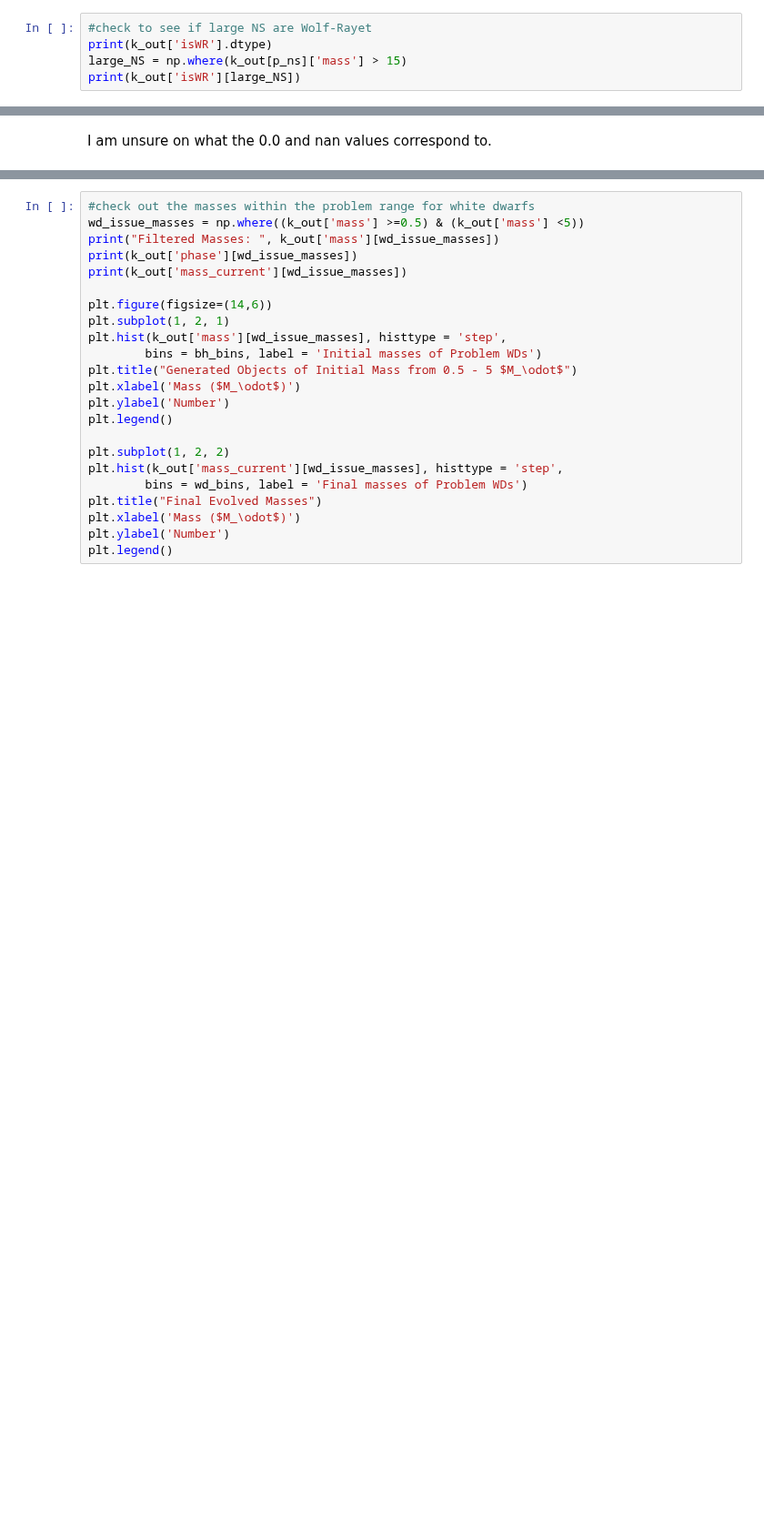
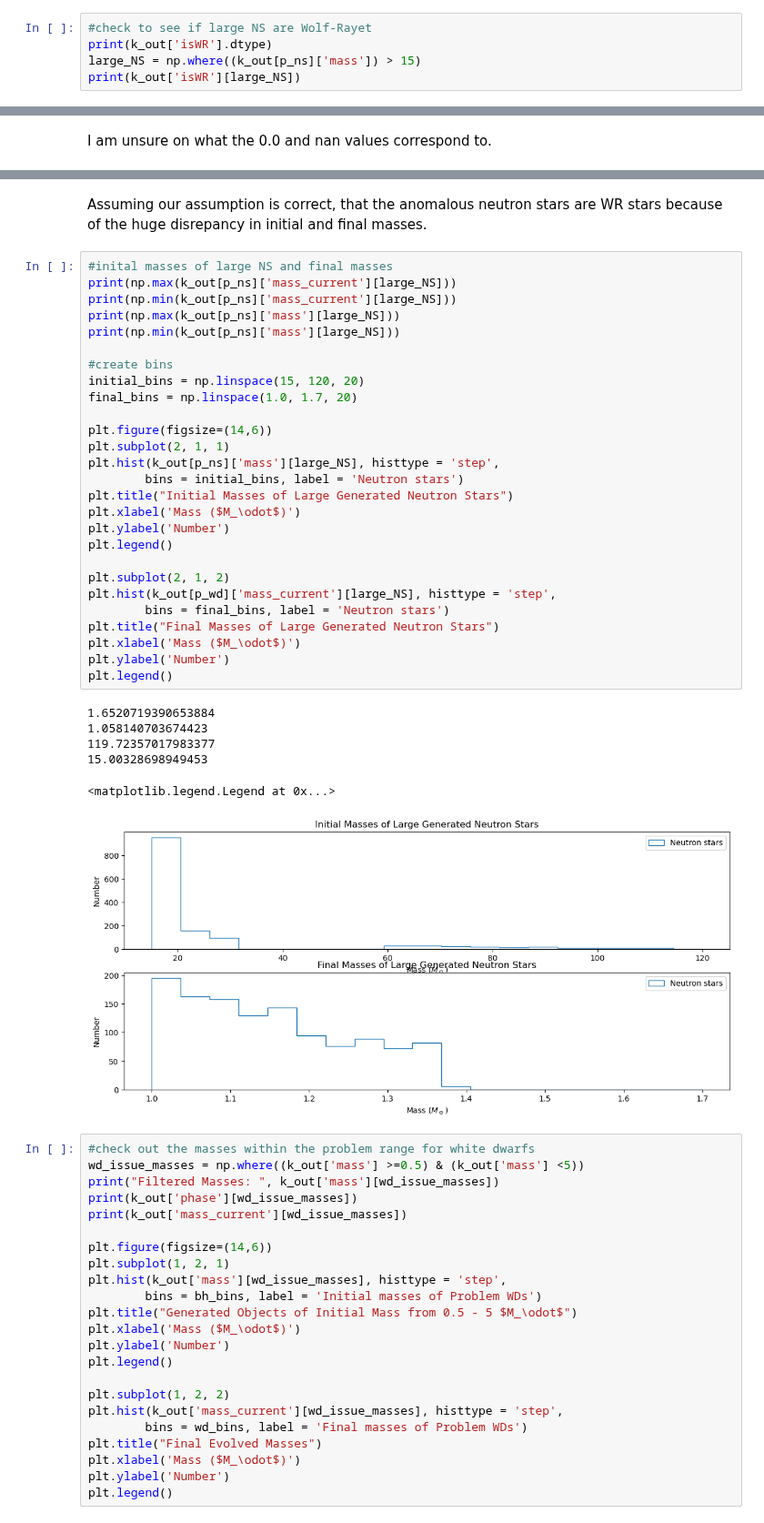
Before and after one commit to astropy/SPISEA, a Jupyter notebook: changes/Compact_Multiplicity.ipynb, the cells around one changed output, grey strips where cells are left out. Shown at 91% size. Saved outputs shown, nothing was run; the diff lists cells and outputs as text; blank space fills up the shorter version.

```diff
--- a/changes/Compact_Multiplicity.ipynb
+++ b/changes/Compact_Multiplicity.ipynb
@@ -175,7 +180,7 @@ BH min mass: 0.010000049376939659
 # %%
 #check to see if large NS are Wolf-Rayet
 print(k_out['isWR'].dtype)
-large_NS = np.where(k_out[p_ns]['mass'] > 15)
+large_NS = np.where((k_out[p_ns]['mass']) > 15)
 print(k_out['isWR'][large_NS])
 # %% [output]
 float64
@@ -202,3 +232,39 @@ I am unsure on what the 0.0 and nan values correspond to.
+# %% [markdown]
+Assuming our assumption is correct, that the anomalous neutron stars are WR stars because of the huge disrepancy in initial and final masses.
+# %%
+#inital masses of large NS and final masses
+print(np.max(k_out[p_ns]['mass_current'][large_NS]))
+print(np.min(k_out[p_ns]['mass_current'][large_NS]))
+print(np.max(k_out[p_ns]['mass'][large_NS]))
+print(np.min(k_out[p_ns]['mass'][large_NS]))
+
+#create bins
+initial_bins = np.linspace(15, 120, 20)
+final_bins = np.linspace(1.0, 1.7, 20)
+
+plt.figure(figsize=(14,6))
+plt.subplot(2, 1, 1)
+plt.hist(k_out[p_ns]['mass'][large_NS], histtype = 'step',
+        bins = initial_bins, label = 'Neutron stars')
+plt.title("Initial Masses of Large Generated Neutron Stars")
+plt.xlabel('Mass ($M_\odot$)')
+plt.ylabel('Number')
+plt.legend()
+
+plt.subplot(2, 1, 2)
+plt.hist(k_out[p_wd]['mass_current'][large_NS], histtype = 'step',
+        bins = final_bins, label = 'Neutron stars')
+plt.title("Final Masses of Large Generated Neutron Stars")
+plt.xlabel('Mass ($M_\odot$)')
+plt.ylabel('Number')
+plt.legend()
+# %% [output]
+1.6520719390653884
+1.058140703674423
+119.72357017983377
+15.00328698949453
+<matplotlib.legend.Legend at 0x...>
+[figure, added]
 # %%
 #check out the masses within the problem range for white dwarfs
 wd_issue_masses = np.where((k_out['mass'] >=0.5) & (k_out['mass'] <5))
```
Also changed, not shown: parts of 28 cells of this notebook.
